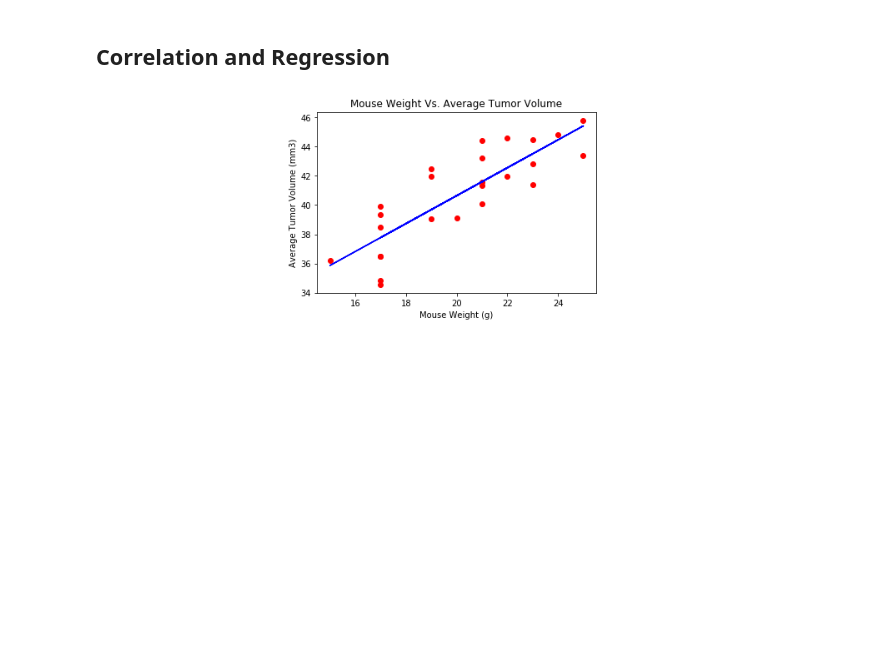
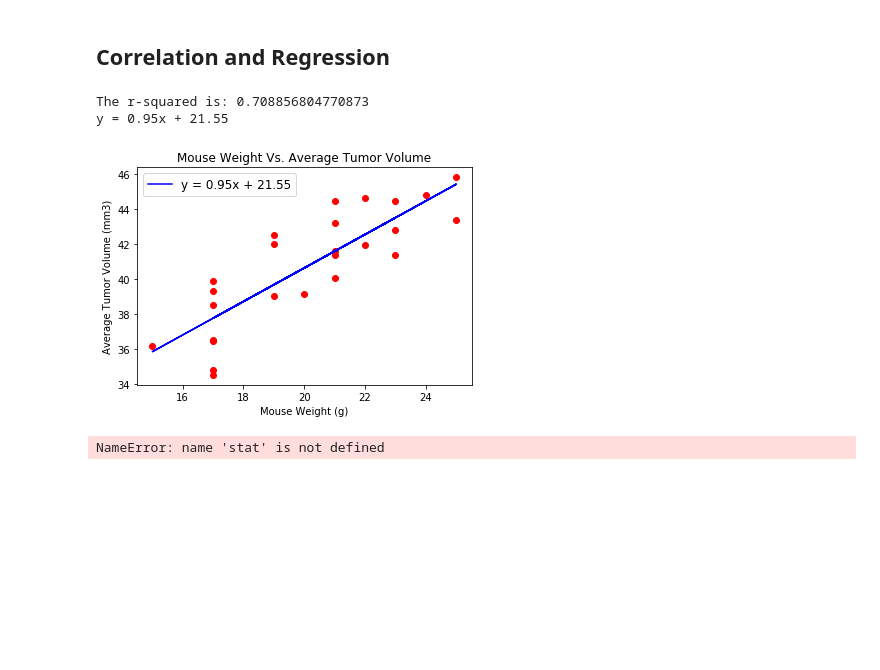
Before and after one commit to cdfencing/Matplotlib-The-Power-of-Plots, a Jupyter notebook: Pymaceuticals/Pymaceuticals.ipynb, the cells around one changed output. Cells and saved outputs as stored; diff of their text form; code cells hidden in the pictures; blank space fills up the shorter version.

```diff
--- a/Pymaceuticals/Pymaceuticals.ipynb
+++ b/Pymaceuticals/Pymaceuticals.ipynb
@@ -254,19 +254,44 @@ Text(0, 0.5, 'Average Tumor Volume (mm3)')
 #LEARN HOW TO DO THE ABOVE WITH PYPLOT METHOD!
 # %% [markdown]
 ## Correlation and Regression
+# %%
+# Add the linear regression equation and line to plot
+x_values = Capomulin_scatter_final["Weight (g)"]
+y_values = Capomulin_scatter_final["Tumor Volume (mm3)"]
+(slope, intercept, rvalue, pvalue, stderr) = linregress(x_values, y_values)
+regress_values = x_values * slope + intercept
+plt.scatter(x_values,y_values, color = 'red')
+plt.plot(x_values,regress_values,"r-",color = "blue", label = "y = " + str(round(slope,2)) + "x + " + str(round(intercept,2)))
+plt.legend(loc="upper left", fontsize=12)
+plt.xlabel('Mouse Weight (g)')
+plt.ylabel('Average Tumor Volume (mm3)')
+plt.title("Mouse Weight Vs. Average Tumor Volume")
+print(f"The r-squared is: {rvalue**2}")
+print(line_eq)
+plt.show()
+# %% [output]
+The r-squared is: 0.708856804770873
+y = 0.95x + 21.55
+[figure, added]
 # %%
 # Add the linear regression equation and line to plot
 x_values = Capomulin_scatter_final["Weight (g)"]
 y_values = Capomulin_scatter_final["Tumor Volume (mm3)"]
-(slope, intercept, rvalue, pvalue, stderr) = linregress(x_values, y_values)
+(slope, intercept, rvalue, pvalue, stderr) = stat.linregress(x_values, y_values)
+
+#line_eq = "y = " + str(round(slope,2)) + "x + " + str(round(intercept,2))
+
 regress_values = x_values * slope + intercept
-line_eq = "y = " + str(round(slope,2)) + "x + " + str(round(intercept,2))
+
 plt.scatter(x_values,y_values, color = 'red')
-plt.plot(x_values,regress_values,"r-",color = "blue")
-plt.annotate(line_eq,(6,10),fontsize=15)
+#plt.annotate('line_eq',(6,10),fontsize=15)
+plt.plot(x_values,regress_values,"r-",color = "blue", )
 plt.xlabel('Mouse Weight (g)')
 plt.ylabel('Average Tumor Volume (mm3)')
 plt.title("Mouse Weight Vs. Average Tumor Volume")
+
+print(f"The r-squared is: {rvalue**2}")
+print(line_eq)
 plt.show()
 # %% [output]
-[figure, removed]
+NameError: name 'stat' is not defined
```
Also changed, not shown: parts of 1 cell of this notebook.
